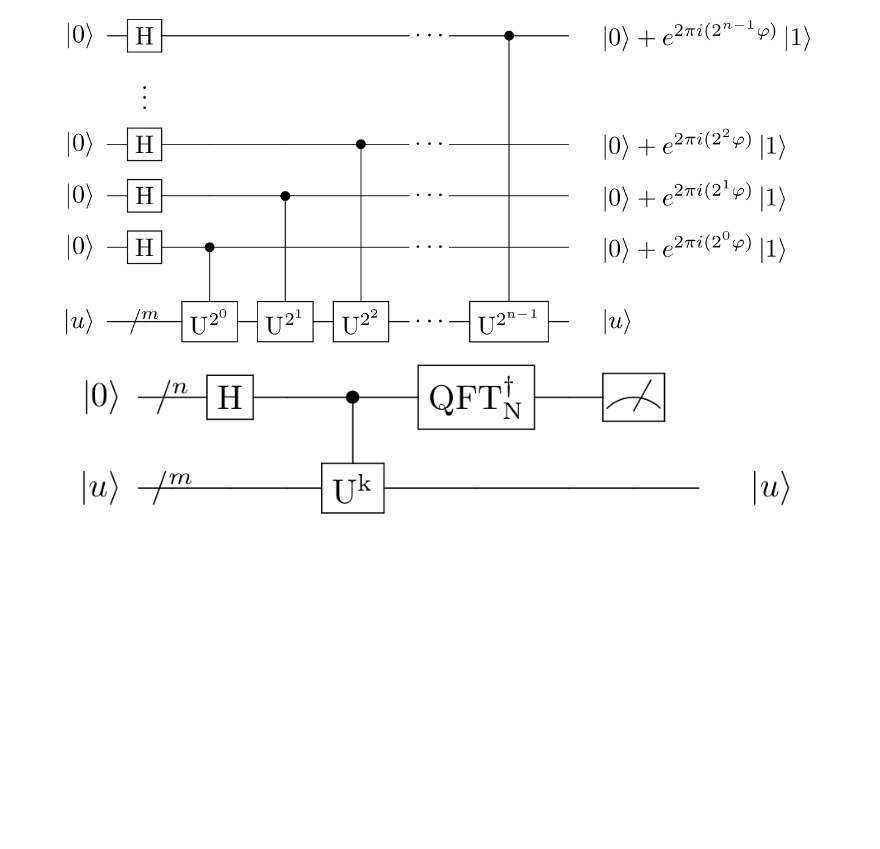
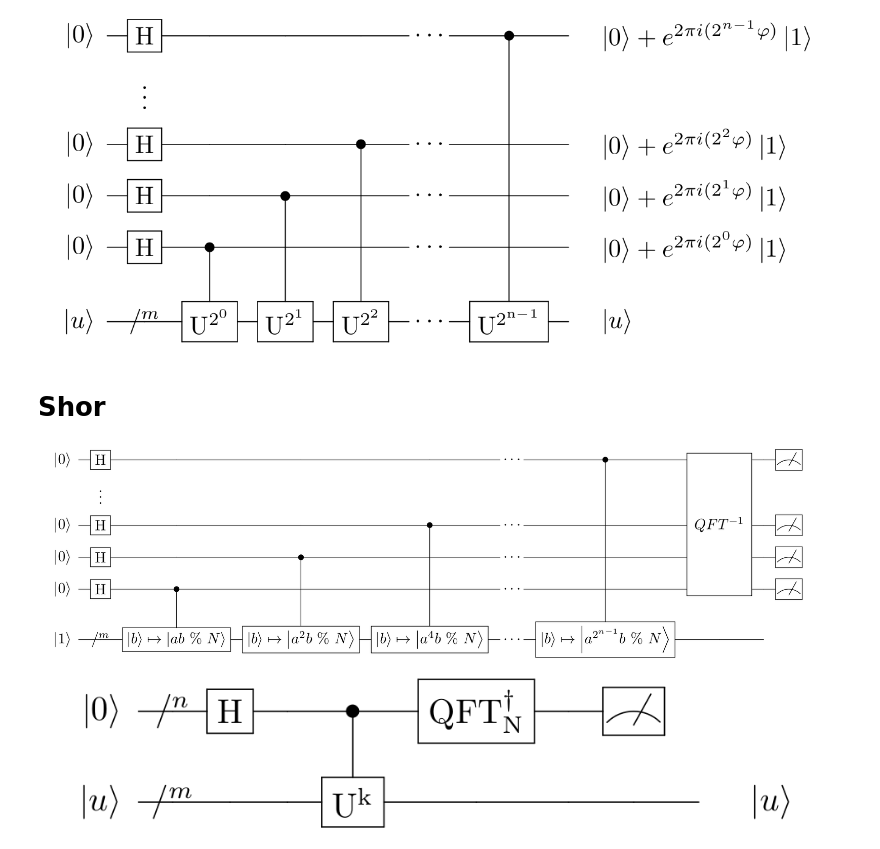
Before and after one commit to gadial/blog, a Jupyter notebook: Notebooks/Quantum Circuits.ipynb, the cells around one changed output. Drawn from its saved outputs; the diff is of its cells as text; code cells hidden in the pictures; blank space fills up the shorter version.

Commit message:
Shor's algorithm post

```diff
--- a/Notebooks/Quantum Circuits.ipynb
+++ b/Notebooks/Quantum Circuits.ipynb
@@ -218,6 +218,31 @@ latex = r"""\documentclass[border=2px]{standalone}
 draw(latex)
 # %% [output]
 [figure]
+# %% [markdown]
+# Shor
+# %%
+latex = r"""\documentclass[border=2px]{standalone}
+
+\usepackage[braket, qm]{qcircuit}
+\usepackage{graphicx}
+
+\begin{document}
+\scalebox{2}{
+    \Qcircuit @C=0.8em @R=0.75em {
+    \nghost{1} & \lstick{\ket{0}} & \gate{\mathrm{H}} & \qw                     & \qw                     & \qw                     & \qw                     & \cdots & & \ctrl{6}                     & \multigate{4}{QFT^{-1}}&\qw & \meter & \nghost{\ket{0}}\\
+               &                  & \push{\vdots}            &                         &                         &                         &                         &        & &                              & &    &                  & \\
+    \nghost{1} & \lstick{\ket{0}} & \gate{\mathrm{H}} & \qw                     & \qw                     & \ctrl{4}                & \qw                     & \cdots & & \qw                          & \ghost{QFT^{-1}} &\qw & \meter & \nghost{\ket{0}} \\
+    \nghost{1} & \lstick{\ket{0}} & \gate{\mathrm{H}} & \qw                     & \ctrl{3}                & \qw                     & \qw                     & \cdots & & \qw                          & \ghost{QFT^{-1}} &\qw & \meter & \nghost{\ket{0}} \\
+    \nghost{1} & \lstick{\ket{0}} & \gate{\mathrm{H}} & \ctrl{2}                & \qw                     & \qw                     & \qw                     & \cdots & & \qw                          & \ghost{QFT^{-1}} &\qw & \meter & \nghost{\ket{0}} \\
+               &                  &                   &                         &                         &                         &                         &        & &                              &  &    &                  & \\
+    \nghost{1} & \lstick{\ket{1}} & {/}^m \qw         & \gate{\left|b\right\rangle \mapsto \left|ab\ \%\ N\right\rangle } & \gate{\left|b\right\rangle \mapsto \left|a^2b\ \%\ N\right\rangle } & \gate{\left|b\right\rangle \mapsto \left|a^4b\ \%\ N\right\rangle } &\qw                     & \cdots & & \gate{\left|b\right\rangle \mapsto \left|a^{2^{n-1}}b\ \%\ N\right\rangle } & \qw & \qw &  &  \\
+}
+}
+
+\end{document}"""
+draw(latex)
+# %% [output]
+[figure, added]
 # %%
 latex = r"""\documentclass[border=2px]{standalone}
 
```
Also changed, not shown: parts of 7 cells of this notebook, 13 other files.
